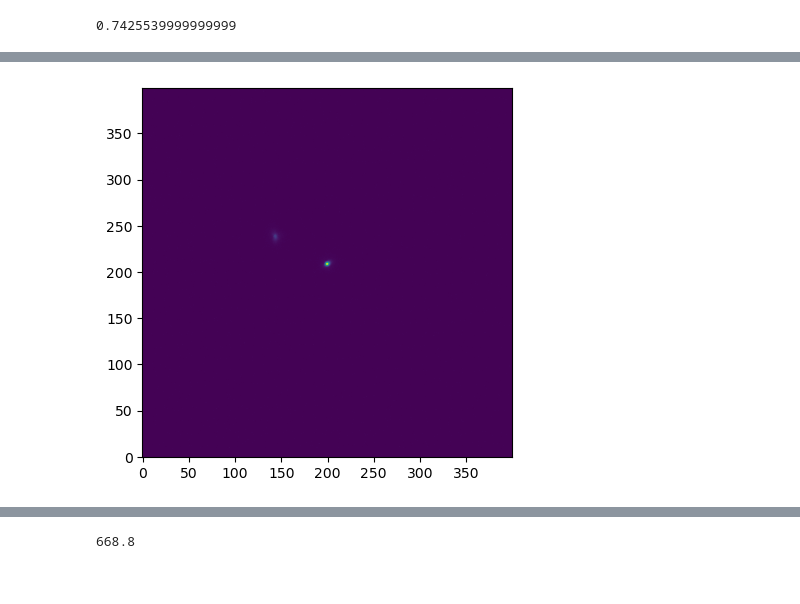
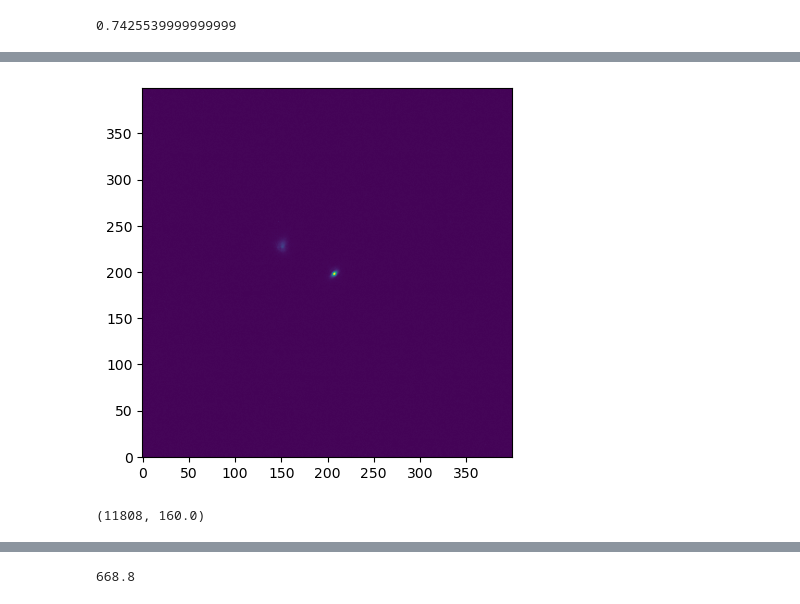
Before and after one commit to tepickering/ser_utils, a Jupyter notebook: notebooks/dimm_dev.ipynb, the cells around one changed output, grey strips where cells are left out. Cells and saved outputs as stored; diff of their text form; code cells hidden in the pictures.

```diff
--- a/notebooks/dimm_dev.ipynb
+++ b/notebooks/dimm_dev.ipynb
@@ -100,10 +127,13 @@ d['data'].shape
 # %%
 fig, ax = plt.subplots()
+idx = 41
 #ax.imshow(np.mean(d["data"][1005:1006], axis=0), origin="lower")
-ax.imshow(d["data"][1014], origin="lower")
+ax.imshow(d["data"][idx], origin="lower")
 plt.show()
+d["data"][idx].max(), np.median(d["data"][idx])
 # %% [output]
-[figure, old version]
+[figure, new version]
+(11808, 160.0)
 # %%
 np.mean(d["data"], axis=(1,2))
 # %% [output]
```
Also changed, not shown: parts of 13 cells of this notebook.
